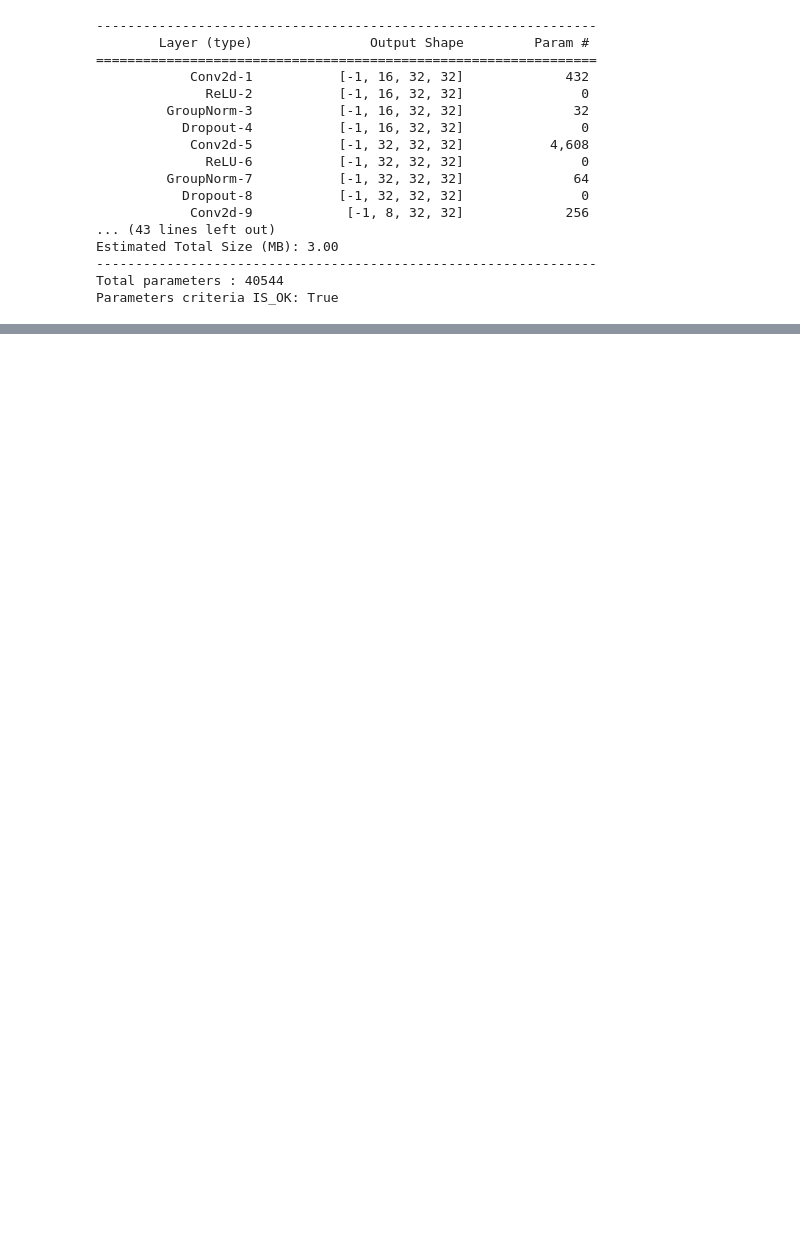
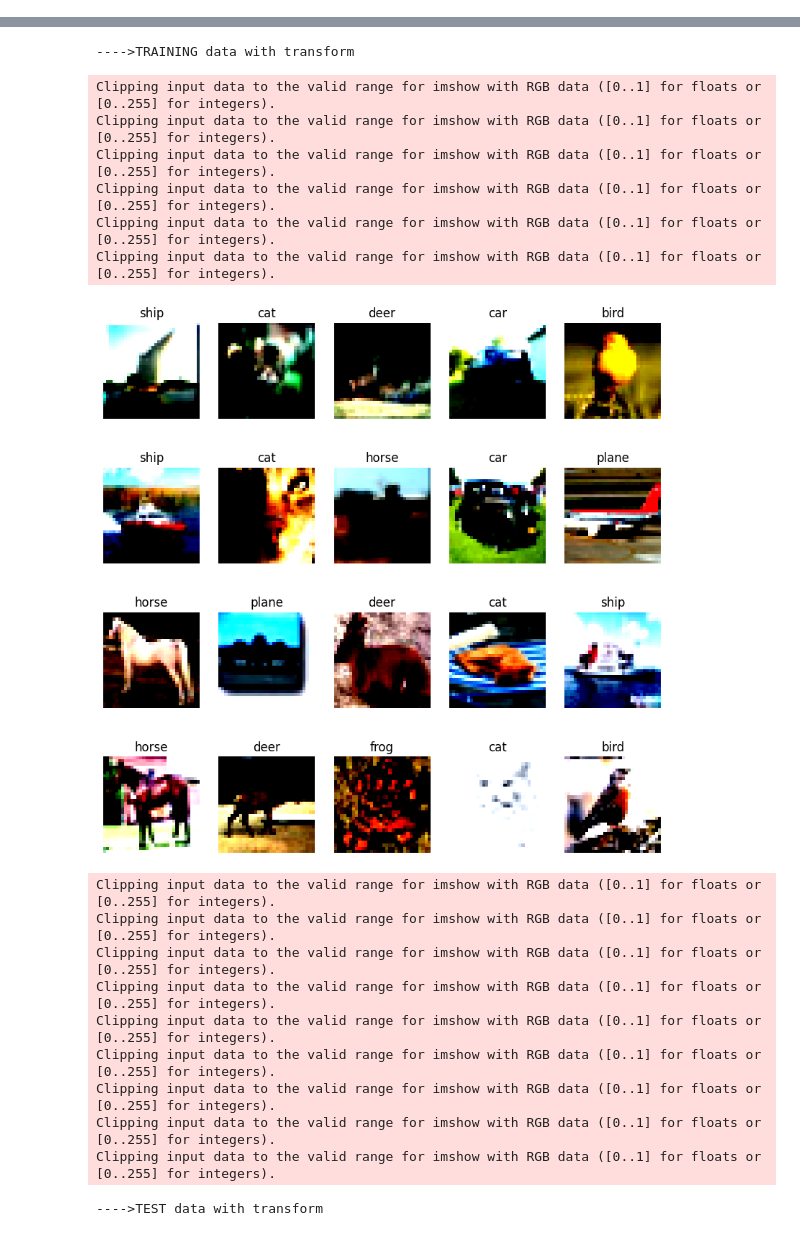
Before and after one commit to prithsha/erav2, a Jupyter notebook: session-8/assignment/assignment_8_model_2.ipynb, the cells around one changed output, grey strips where cells are left out. Saved outputs shown, nothing was run; the diff lists cells and outputs as text; code cells hidden in the pictures; blank space fills up the shorter version.

```diff
--- a/session-8/assignment/assignment_8_model_2.ipynb
+++ b/session-8/assignment/assignment_8_model_2.ipynb
@@ -307,29 +16,0 @@ def get_model_instance(index=0) -> nn.Module:
-# %%
-TARGET_PARAMETER_COUNT = 50000
-
-model = get_model_instance(index=2)
-
-actual_parameter_count = count_parameters(model,(3,32,32))
-IS_OK = False
-if(actual_parameter_count <= TARGET_PARAMETER_COUNT):
-    IS_OK = True
-
-print(f"Parameters criteria IS_OK: {IS_OK}")
-# %% [output]
-----------------------------------------------------------------
-        Layer (type)               Output Shape         Param #
-================================================================
-            Conv2d-1           [-1, 16, 32, 32]             432
-              ReLU-2           [-1, 16, 32, 32]               0
-         GroupNorm-3           [-1, 16, 32, 32]              32
-           Dropout-4           [-1, 16, 32, 32]               0
-            Conv2d-5           [-1, 32, 32, 32]           4,608
-              ReLU-6           [-1, 32, 32, 32]               0
-         GroupNorm-7           [-1, 32, 32, 32]              64
-           Dropout-8           [-1, 32, 32, 32]               0
-            Conv2d-9            [-1, 8, 32, 32]             256
-... (43 lines left out)
-Estimated Total Size (MB): 3.00
-----------------------------------------------------------------
-Total parameters : 40544
-Parameters criteria IS_OK: True
@@ -399,0 +17,27 @@ def test_loop(dataloader, model, loss_fn, capture_results = False):
+# %%
+DATA_FOLDER = "../../data"
+from torch.utils.data import Dataset
+image_classes = ('plane', 'car', 'bird', 'cat', 'deer', 'dog', 'frog', 'horse', 'ship', 'truck')
+# %%
+
+# Download training data from open datasets.
+
+train_transforms = datasetProvider.compose_custom_transforms(datasetProvider.create_basic_transforms_collection())
+test_transforms = datasetProvider.compose_custom_transforms(datasetProvider.create_basic_transforms_collection())
+
+train_dataset, test_dataset = datasetProvider.get_CIFAR10_datasets(train_transforms_collection=train_transforms,
+                                                                   test_transforms_collection=test_transforms,
+                                                                    data_folder=DATA_FOLDER)
+
+print("---->TRAINING data with transform")
+imageVisualizationHelper.randomly_show_images_from_tensor_array(train_dataset, image_classes, rows=4, cols=5)
+
+
+print("---->TEST data with transform")
+imageVisualizationHelper.randomly_show_images_from_tensor_array(train_dataset, image_classes, rows=4, cols=4)
+
+# Show single image
+sample_idx = torch.randint(0, len(test_dataset), size=(1,))
+image_data, label = test_dataset[sample_idx.item()]
+imageVisualizationHelper.show_image(image_data, image_classes[label])
+# %% [output]
@@ -399,0 +60,18 @@ def test_loop(dataloader, model, loss_fn, capture_results = False):
+---->TRAINING data with transform
+Clipping input data to the valid range for imshow with RGB data ([0..1] for floats or [0..255] for integers).
+Clipping input data to the valid range for imshow with RGB data ([0..1] for floats or [0..255] for integers).
+Clipping input data to the valid range for imshow with RGB data ([0..1] for floats or [0..255] for integers).
+Clipping input data to the valid range for imshow with RGB data ([0..1] for floats or [0..255] for integers).
+Clipping input data to the valid range for imshow with RGB data ([0..1] for floats or [0..255] for integers).
+Clipping input data to the valid range for imshow with RGB data ([0..1] for floats or [0..255] for integers).
+[figure, added]
+Clipping input data to the valid range for imshow with RGB data ([0..1] for floats or [0..255] for integers).
+Clipping input data to the valid range for imshow with RGB data ([0..1] for floats or [0..255] for integers).
+Clipping input data to the valid range for imshow with RGB data ([0..1] for floats or [0..255] for integers).
+Clipping input data to the valid range for imshow with RGB data ([0..1] for floats or [0..255] for integers).
+Clipping input data to the valid range for imshow with RGB data ([0..1] for floats or [0..255] for integers).
+Clipping input data to the valid range for imshow with RGB data ([0..1] for floats or [0..255] for integers).
+Clipping input data to the valid range for imshow with RGB data ([0..1] for floats or [0..255] for integers).
+Clipping input data to the valid range for imshow with RGB data ([0..1] for floats or [0..255] for integers).
+Clipping input data to the valid range for imshow with RGB data ([0..1] for floats or [0..255] for integers).
+---->TEST data with transform
```
Also changed, not shown: parts of 21 cells of this notebook, 11 other files.
